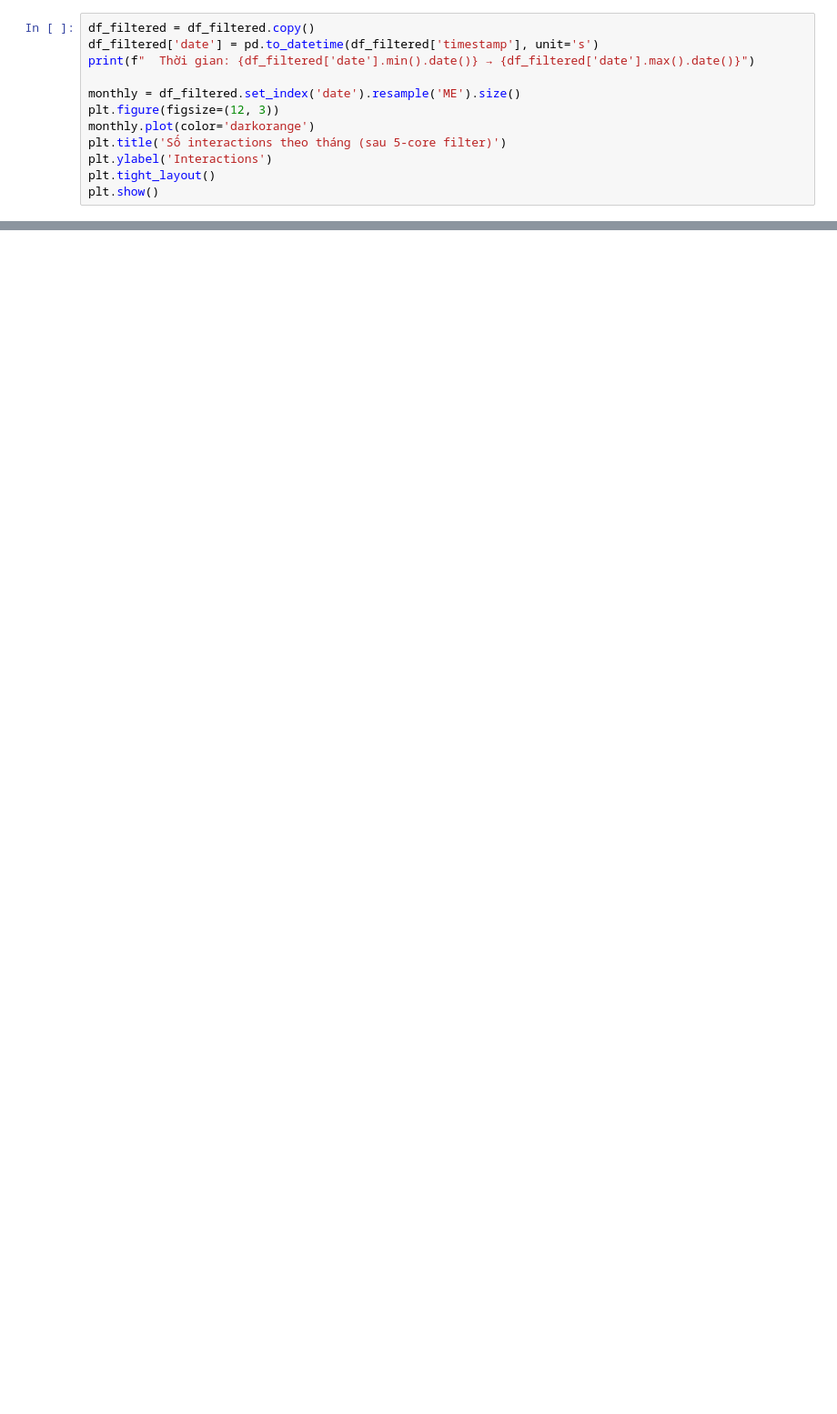
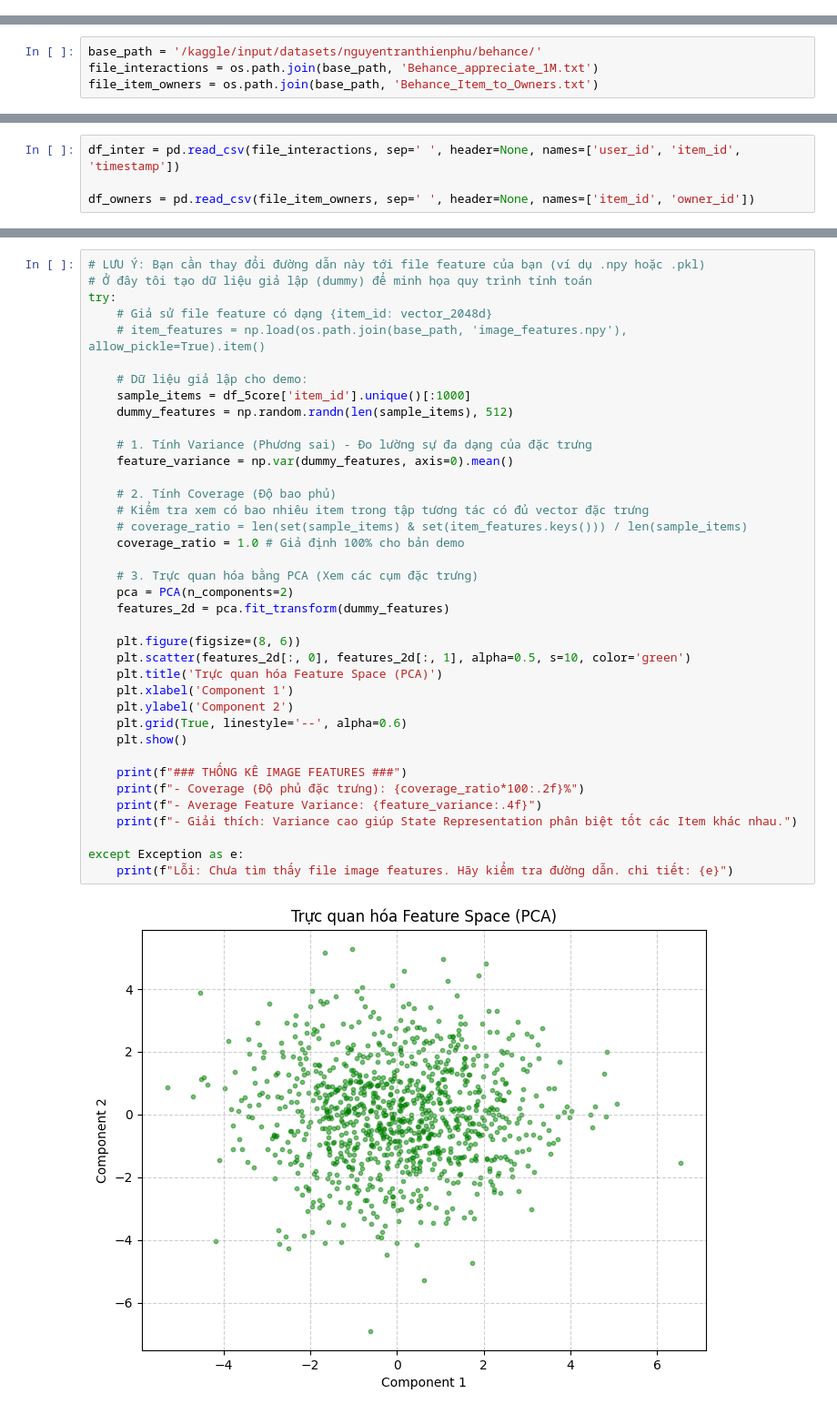
Before and after one commit to 24oanh/image-recommendation-rl, a Jupyter notebook: src/eda/eda-common-dqn.ipynb, the cells around one changed output, grey strips where cells are left out. Shown at 91% size. Saved outputs shown, nothing was run; the diff lists cells and outputs as text; blank space fills up the shorter version.

```diff
--- a/src/eda/eda-common-dqn.ipynb
+++ b/src/eda/eda-common-dqn.ipynb
@@ -225,12 +0,0 @@ print(f"  Reward density                   : {reward_density*100:.4f}%")
-# %%
-df_filtered = df_filtered.copy()
-df_filtered['date'] = pd.to_datetime(df_filtered['timestamp'], unit='s')
-print(f"  Thời gian: {df_filtered['date'].min().date()} → {df_filtered['date'].max().date()}")
-
-monthly = df_filtered.set_index('date').resample('ME').size()
-plt.figure(figsize=(12, 3))
-monthly.plot(color='darkorange')
-plt.title('Số interactions theo tháng (sau 5-core filter)')
-plt.ylabel('Interactions')
-plt.tight_layout()
-plt.show()
@@ -473,0 +10,4 @@ action_dim = 2000  # Top items hoặc embedding
+# %%
+base_path = '/kaggle/input/datasets/nguyentranthienphu/behance/'
+file_interactions = os.path.join(base_path, 'Behance_appreciate_1M.txt')
+file_item_owners = os.path.join(base_path, 'Behance_Item_to_Owners.txt')
@@ -473,0 +25,4 @@ action_dim = 2000  # Top items hoặc embedding
+# %%
+df_inter = pd.read_csv(file_interactions, sep=' ', header=None, names=['user_id', 'item_id', 'timestamp'])
+
+df_owners = pd.read_csv(file_item_owners, sep=' ', header=None, names=['item_id', 'owner_id'])
@@ -473,0 +174,40 @@ action_dim = 2000  # Top items hoặc embedding
+# %%
+# LƯU Ý: Bạn cần thay đổi đường dẫn này tới file feature của bạn (ví dụ .npy hoặc .pkl)
+# Ở đây tôi tạo dữ liệu giả lập (dummy) để minh họa quy trình tính toán
+try:
+    # Giả sử file feature có dạng {item_id: vector_2048d}
+    # item_features = np.load(os.path.join(base_path, 'image_features.npy'), allow_pickle=True).item()
+
+    # Dữ liệu giả lập cho demo:
+    sample_items = df_5core['item_id'].unique()[:1000]
+    dummy_features = np.random.randn(len(sample_items), 512)
+
+    # 1. Tính Variance (Phương sai) - Đo lường sự đa dạng của đặc trưng
+    feature_variance = np.var(dummy_features, axis=0).mean()
+
+    # 2. Tính Coverage (Độ bao phủ)
+    # Kiểm tra xem có bao nhiêu item trong tập tương tác có đủ vector đặc trưng
+    # coverage_ratio = len(set(sample_items) & set(item_features.keys())) / len(sample_items)
+    coverage_ratio = 1.0 # Giả định 100% cho bản demo
+
+    # 3. Trực quan hóa bằng PCA (Xem các cụm đặc trưng)
+    pca = PCA(n_components=2)
+    features_2d = pca.fit_transform(dummy_features)
+
+    plt.figure(figsize=(8, 6))
+    plt.scatter(features_2d[:, 0], features_2d[:, 1], alpha=0.5, s=10, color='green')
+    plt.title('Trực quan hóa Feature Space (PCA)')
+    plt.xlabel('Component 1')
+    plt.ylabel('Component 2')
+    plt.grid(True, linestyle='--', alpha=0.6)
+    plt.show()
+
+    print(f"### THỐNG KÊ IMAGE FEATURES ###")
+    print(f"- Coverage (Độ phủ đặc trưng): {coverage_ratio*100:.2f}%")
+    print(f"- Average Feature Variance: {feature_variance:.4f}")
+    print(f"- Giải thích: Variance cao giúp State Representation phân biệt tốt các Item khác nhau.")
+
+except Exception as e:
+    print(f"Lỗi: Chưa tìm thấy file image features. Hãy kiểm tra đường dẫn. chi tiết: {e}")
+# %% [output]
+[figure, added]
```
Also changed, not shown: parts of 53 cells of this notebook.
